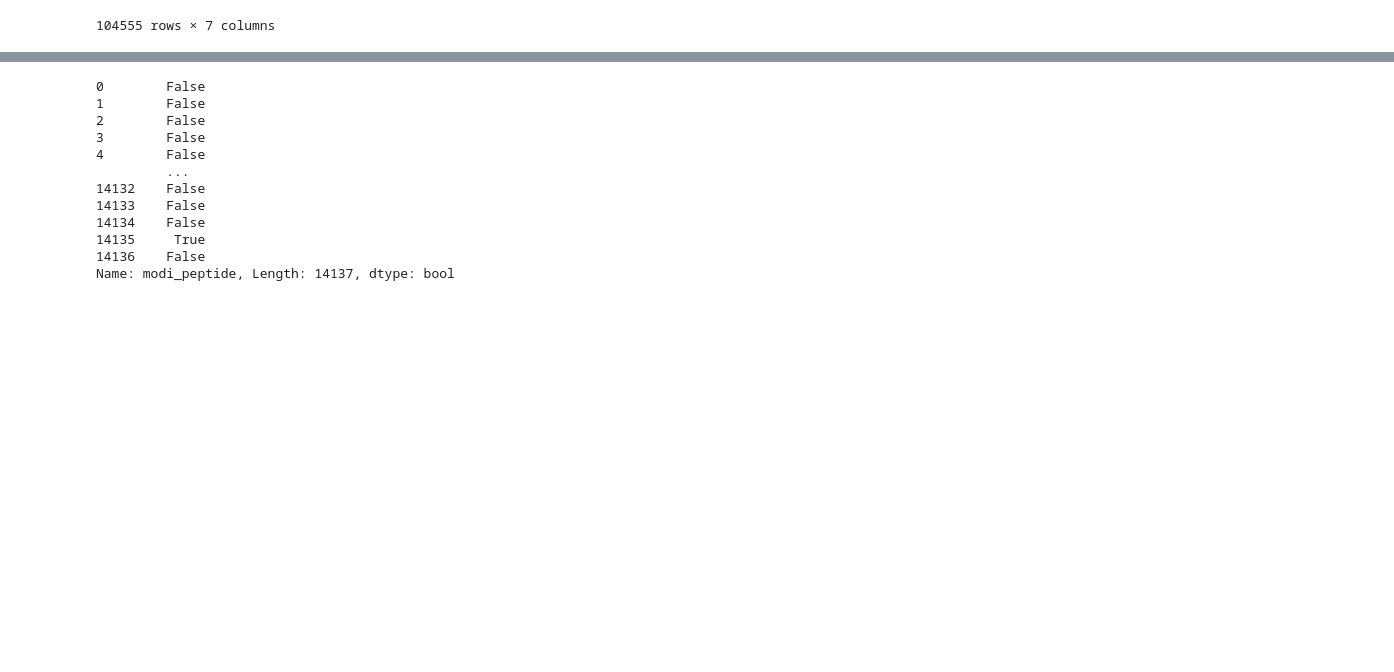
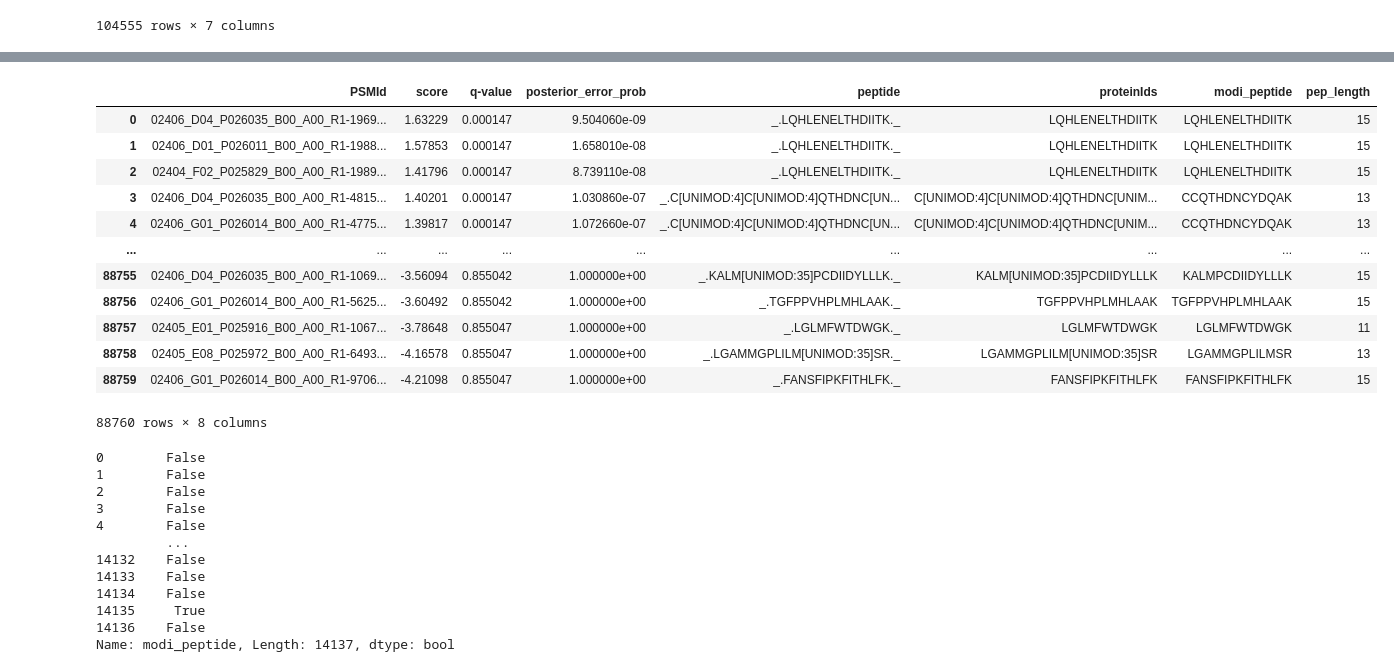
Before and after one commit to sara-aman/Projects, a Jupyter notebook: Thesis/plotting.ipynb, the cells around one changed output, grey strips where cells are left out. Drawn from its saved outputs; the diff is of its cells as text; code cells hidden in the pictures; blank space fills up the shorter version.

```diff
--- a/Thesis/plotting.ipynb
+++ b/Thesis/plotting.ipynb
@@ -66,6 +66,13 @@ Text(0.5, 1.0, 'Oktoberfest vs MSBooster: MSFragger Search Engine (1% FDR on the
 #SE = pd.read_csv ('/home/sara/Metaproteomics/forKarim/sprot_all/sprot_all_Oktoberfest_MSFragger/msms.txt')
 percolator_output_andro = pd.read_csv('/home/sara/Metaproteomics/forKarim/sprot_all/sprot_all_Oktoberfest_MSFragger/results/percolator/original_target.psms', sep= '\t')
 percolator_output_prosit = pd.read_csv("/home/sara/Metaproteomics/forKarim/sprot_all/sprot_all_Oktoberfest_MSFragger/results/percolator/rescore_target.psms", sep= '\t')
+# %%
+# the 2nd and 3rd columns will be taken from sprot human and bacteria+human datasets
+PO_SH_andro = pd.read_csv('/home/sara/Metaproteomics/forKarim/sprot_human/sprot_human_Oktoberfest_MSFragger/results/percolator/original_target.psms', sep= '\t')
+PO_SH_prosit = pd.read_csv('/home/sara/Metaproteomics/forKarim/sprot_human/sprot_human_Oktoberfest_MSFragger/results/percolator/rescore_target.psms', sep= '\t')
+
+PO_SBH_andro = pd.read_csv('/home/sara/Metaproteomics/forKarim/sprot_bacteria_human/sprot_bh_Oktoberfest_MSFragger/results/percolator/original_target.psms', sep= '\t')
+PO_SBH_prosit = pd.read_csv('/home/sara/Metaproteomics/forKarim/sprot_bacteria_human/sprot_bh_Oktoberfest_MSFragger/results/percolator/rescore_target.psms', sep= '\t')
 # %%
 percolator_output_andro
 # %% [output]
@@ -172,0 +201,16 @@ filt_andro = filt_andro[filt_andro['q-value']<=0.01]
+# %%
+cleaned_SH_prosit
+# %% [output]
+|  | PSMId | score | q-value | posterior_error_prob | peptide | proteinIds | modi_peptide | pep_length |
+| 0 | 02406_D04_P026035_B00_A00_R1-1969... | 1.63229 | 0.000147 | 9.504060e-09 | _.LQHLENELTHDIITK._ | LQHLENELTHDIITK | LQHLENELTHDIITK | 15 |
+| 1 | 02406_D01_P026011_B00_A00_R1-1988... | 1.57853 | 0.000147 | 1.658010e-08 | _.LQHLENELTHDIITK._ | LQHLENELTHDIITK | LQHLENELTHDIITK | 15 |
+| 2 | 02404_F02_P025829_B00_A00_R1-1989... | 1.41796 | 0.000147 | 8.739110e-08 | _.LQHLENELTHDIITK._ | LQHLENELTHDIITK | LQHLENELTHDIITK | 15 |
+| 3 | 02406_D04_P026035_B00_A00_R1-4815... | 1.40201 | 0.000147 | 1.030860e-07 | _.C[UNIMOD:4]C[UNIMOD:4]QTHDNC[UN... | C[UNIMOD:4]C[UNIMOD:4]QTHDNC[UNIM... | CCQTHDNCYDQAK | 13 |
+| 4 | 02406_G01_P026014_B00_A00_R1-4775... | 1.39817 | 0.000147 | 1.072660e-07 | _.C[UNIMOD:4]C[UNIMOD:4]QTHDNC[UN... | C[UNIMOD:4]C[UNIMOD:4]QTHDNC[UNIM... | CCQTHDNCYDQAK | 13 |
+| ... | ... | ... | ... | ... | ... | ... | ... | ... |
+| 88755 | 02406_D04_P026035_B00_A00_R1-1069... | -3.56094 | 0.855042 | 1.000000e+00 | _.KALM[UNIMOD:35]PCDIIDYLLLK._ | KALM[UNIMOD:35]PCDIIDYLLLK | KALMPCDIIDYLLLK | 15 |
+| 88756 | 02406_G01_P026014_B00_A00_R1-5625... | -3.60492 | 0.855042 | 1.000000e+00 | _.TGFPPVHPLMHLAAK._ | TGFPPVHPLMHLAAK | TGFPPVHPLMHLAAK | 15 |
+| 88757 | 02405_E01_P025916_B00_A00_R1-1067... | -3.78648 | 0.855047 | 1.000000e+00 | _.LGLMFWTDWGK._ | LGLMFWTDWGK | LGLMFWTDWGK | 11 |
+| 88758 | 02405_E08_P025972_B00_A00_R1-6493... | -4.16578 | 0.855047 | 1.000000e+00 | _.LGAMMGPLILM[UNIMOD:35]SR._ | LGAMMGPLILM[UNIMOD:35]SR | LGAMMGPLILMSR | 13 |
+| 88759 | 02406_G01_P026014_B00_A00_R1-9706... | -4.21098 | 0.855047 | 1.000000e+00 | _.FANSFIPKFITHLFK._ | FANSFIPKFITHLFK | FANSFIPKFITHLFK | 15 |
+88760 rows × 8 columns
```
Also changed, not shown: parts of 35 cells of this notebook.
